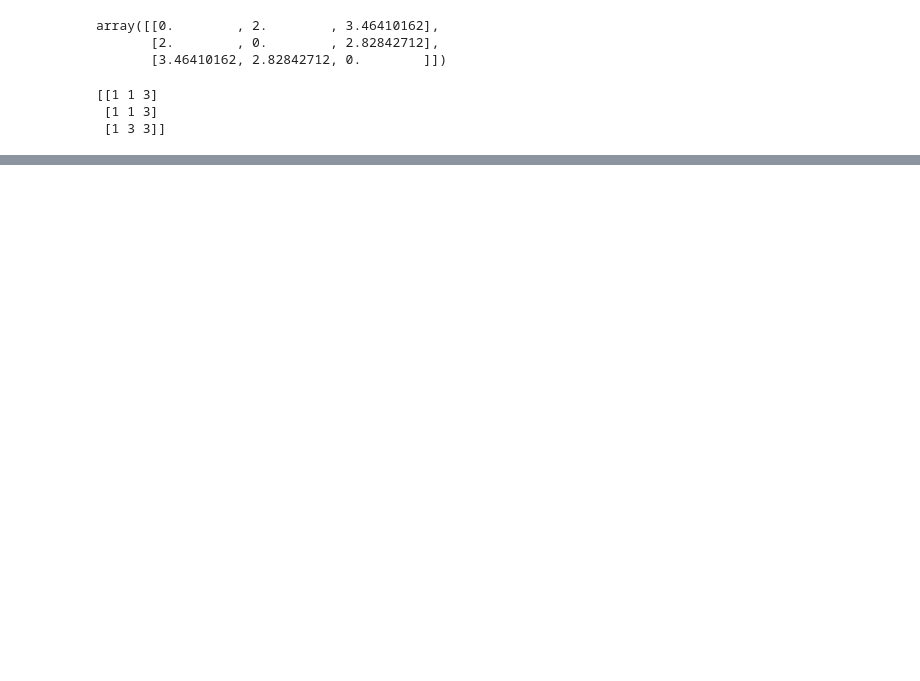
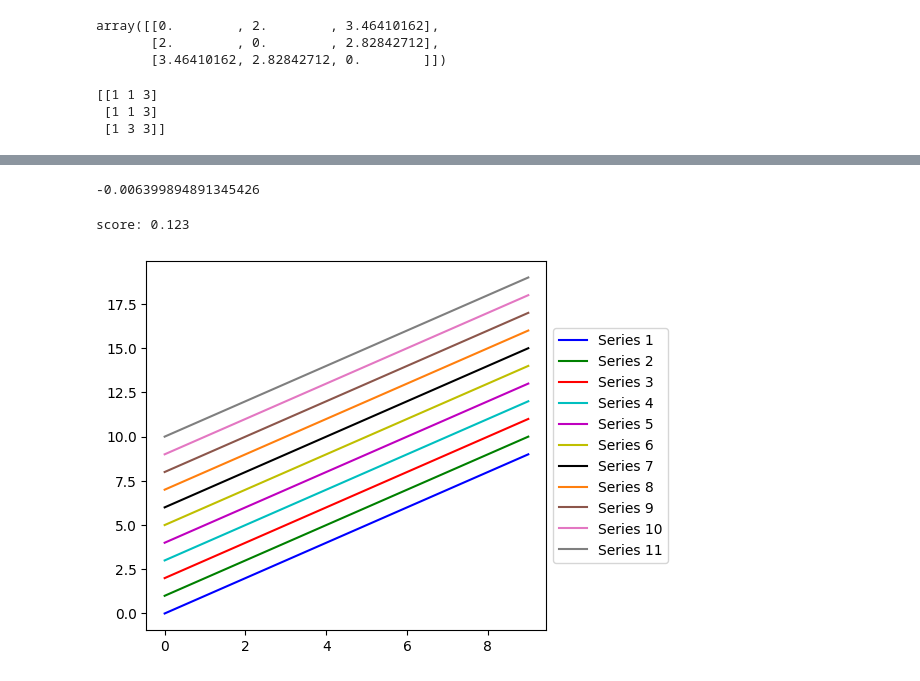
Before and after one commit to arendgeerlofs/SWB, a Jupyter notebook: timeit.ipynb, the cells around one changed output, grey strips where cells are left out. Cells and saved outputs as stored; diff of their text form; code cells hidden in the pictures; blank space fills up the shorter version.

```diff
--- a/timeit.ipynb
+++ b/timeit.ipynb
@@ -297,0 +431,41 @@ print(b)
+# %%
+import numpy as np
+a = []
+for i in range(10000):
+    a.append(np.random.normal(0, 1))
+
+b = np.array(a)
+print(np.mean(b))
+# %% [output]
+-0.006399894891345426
+# %%
+a = 0.123456
+print(f"score: {a:.3f}")
+# %% [output]
+score: 0.123
+# %%
+import matplotlib.pyplot as plt
+
+# Example data
+x = range(10)
+y = [list(range(i, i + 10)) for i in range(11)]
+
+# Define a list of 11 colors
+colors = ['b', 'g', 'r', 'c', 'm', 'y', 'k', 'tab:orange', 'tab:brown', 'tab:pink', 'tab:gray']
+
+# Create a figure
+fig, ax = plt.subplots()
+
+# Plot with specified colors
+for i in range(11):
+    ax.plot(x, y[i], label=f'Series {i + 1}', color=colors[i])
+
+# Adjust subplot parameters to give some padding
+plt.subplots_adjust(right=0.75)
+
+# Place the legend outside the plot
+ax.legend(loc='center left', bbox_to_anchor=(1, 0.5))
+
+plt.show()
+# %% [output]
+[figure, added]
```
Also changed, not shown: parts of 23 cells of this notebook, 9 other files.
